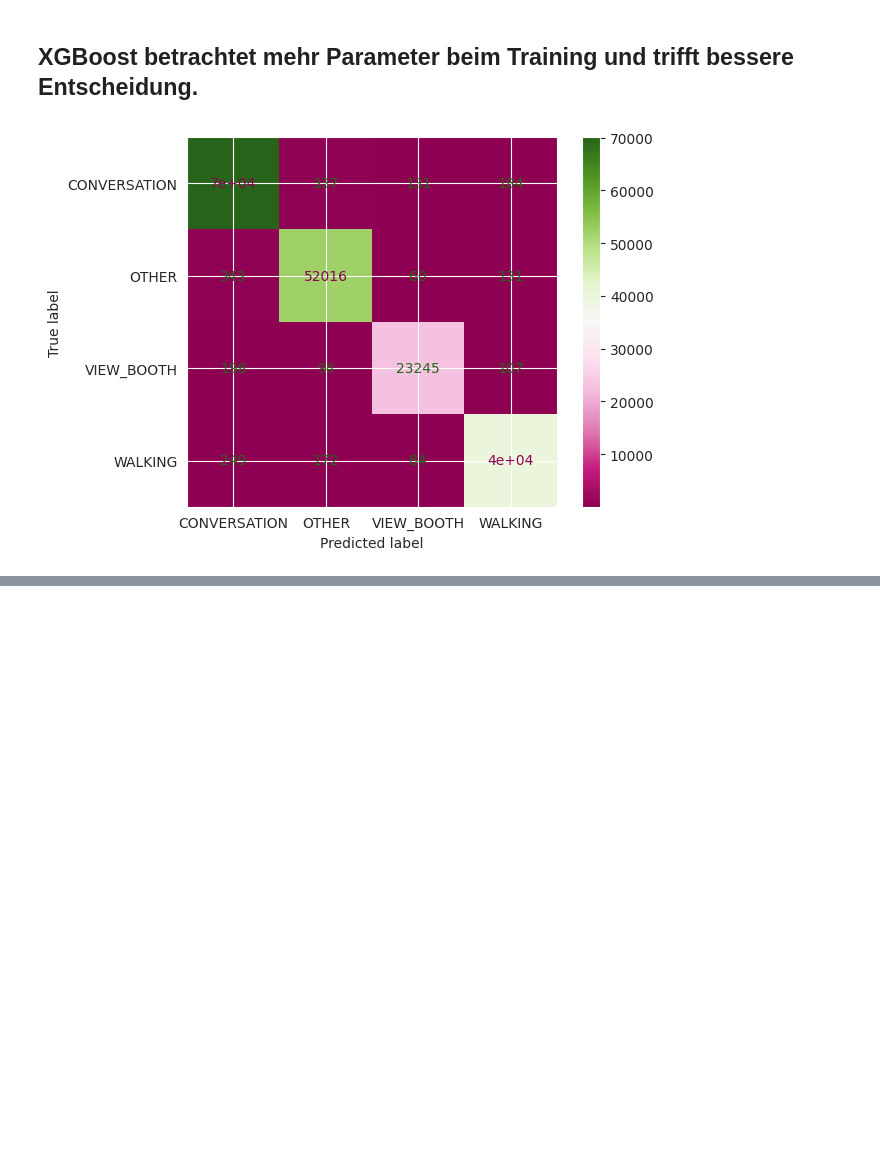
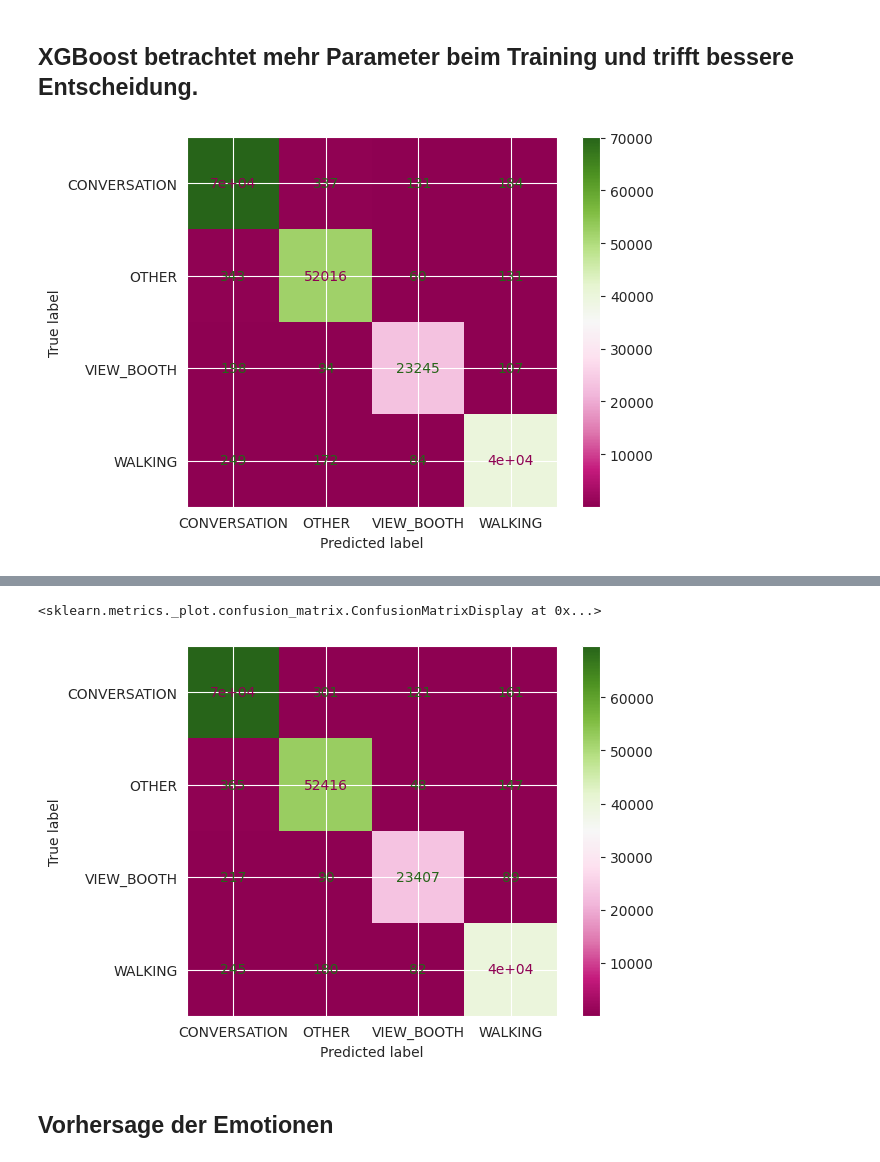
Before and after one commit to Wespe95/BBDC_2024, a Jupyter notebook: BBDC/BBDC_datenanalyse.ipynb, the cells around one changed output, grey strips where cells are left out. Saved outputs shown, nothing was run; the diff lists cells and outputs as text; code cells hidden in the pictures; blank space fills up the shorter version.

```diff
--- a/BBDC/BBDC_datenanalyse.ipynb
+++ b/BBDC/BBDC_datenanalyse.ipynb
@@ -298,0 +425,11 @@ plt.savefig('Confusions_matrix_XGBoost.png')
+# %%
+cm = confusion_matrix(y_test_decode2, y_pred_k_decode2)
+
+# Erstelle eine ConfusionMatrixDisplay und zeige die Konfusionsmatrix an
+disp = ConfusionMatrixDisplay(confusion_matrix=cm, display_labels=le.classes_)
+disp.plot(cmap='PiYG')
+# %% [output]
+<sklearn.metrics._plot.confusion_matrix.ConfusionMatrixDisplay at 0x...>
+[figure, added]
+# %% [markdown]
+## Vorhersage der Emotionen
```
Also changed, not shown: parts of 16 cells of this notebook, 1 other file.
